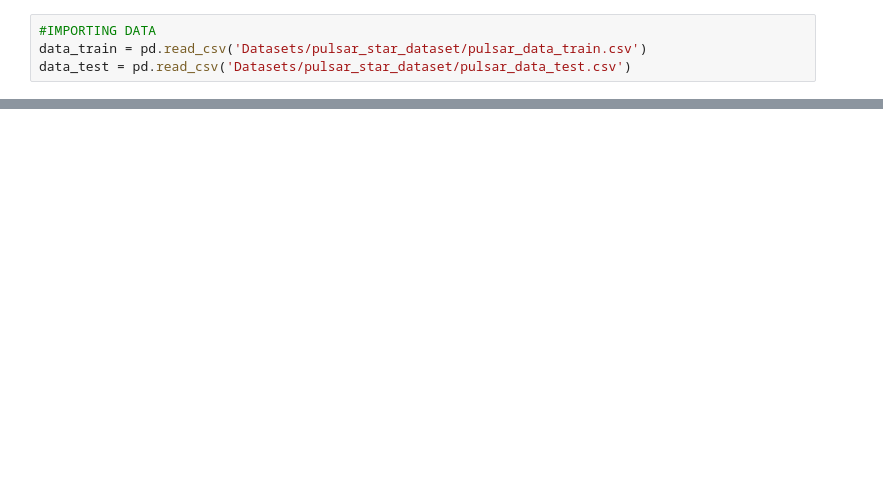
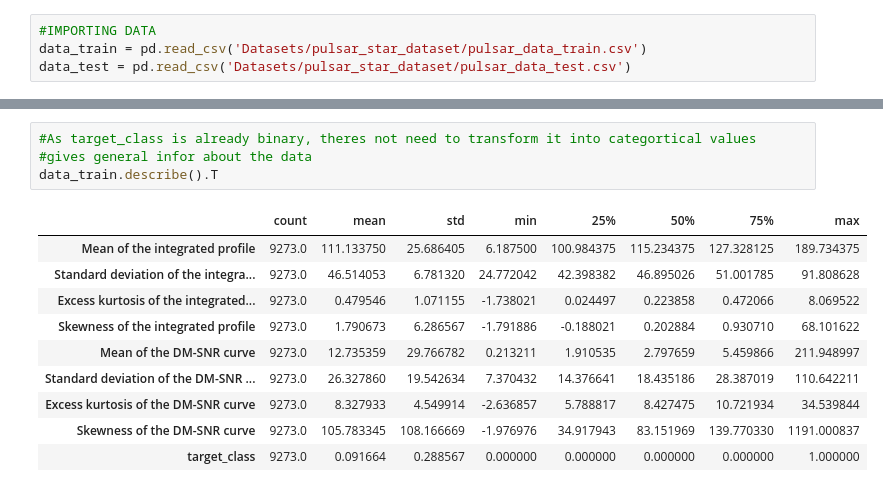
Before and after one commit to savalente3/pulsar_stars_prediction, a Jupyter notebook: pulsar_stars.ipynb, the cells around one changed output, grey strips where cells are left out. Saved outputs shown, nothing was run; the diff lists cells and outputs as text; blank space fills up the shorter version.

```diff
--- a/pulsar_stars.ipynb
+++ b/pulsar_stars.ipynb
@@ -58,0 +137,15 @@ msno.matrix(data_train)
+# %%
+#As target_class is already binary, theres not need to transform it into categortical values
+#gives general infor about the data
+data_train.describe().T
+# %% [output]
+|  | count | mean | std | min | 25% | 50% | 75% | max |
+| Mean of the integrated profile | 9273.0 | 111.133750 | 25.686405 | 6.187500 | 100.984375 | 115.234375 | 127.328125 | 189.734375 |
+| Standard deviation of the integra... | 9273.0 | 46.514053 | 6.781320 | 24.772042 | 42.398382 | 46.895026 | 51.001785 | 91.808628 |
+| Excess kurtosis of the integrated... | 9273.0 | 0.479546 | 1.071155 | -1.738021 | 0.024497 | 0.223858 | 0.472066 | 8.069522 |
+| Skewness of the integrated profile | 9273.0 | 1.790673 | 6.286567 | -1.791886 | -0.188021 | 0.202884 | 0.930710 | 68.101622 |
+| Mean of the DM-SNR curve | 9273.0 | 12.735359 | 29.766782 | 0.213211 | 1.910535 | 2.797659 | 5.459866 | 211.948997 |
+| Standard deviation of the DM-SNR ... | 9273.0 | 26.327860 | 19.542634 | 7.370432 | 14.376641 | 18.435186 | 28.387019 | 110.642211 |
+| Excess kurtosis of the DM-SNR curve | 9273.0 | 8.327933 | 4.549914 | -2.636857 | 5.788817 | 8.427475 | 10.721934 | 34.539844 |
+| Skewness of the DM-SNR curve | 9273.0 | 105.783345 | 108.166669 | -1.976976 | 34.917943 | 83.151969 | 139.770330 | 1191.000837 |
+| target_class | 9273.0 | 0.091664 | 0.288567 | 0.000000 | 0.000000 | 0.000000 | 0.000000 | 1.000000 |
```
Also changed, not shown: parts of 15 cells of this notebook.
